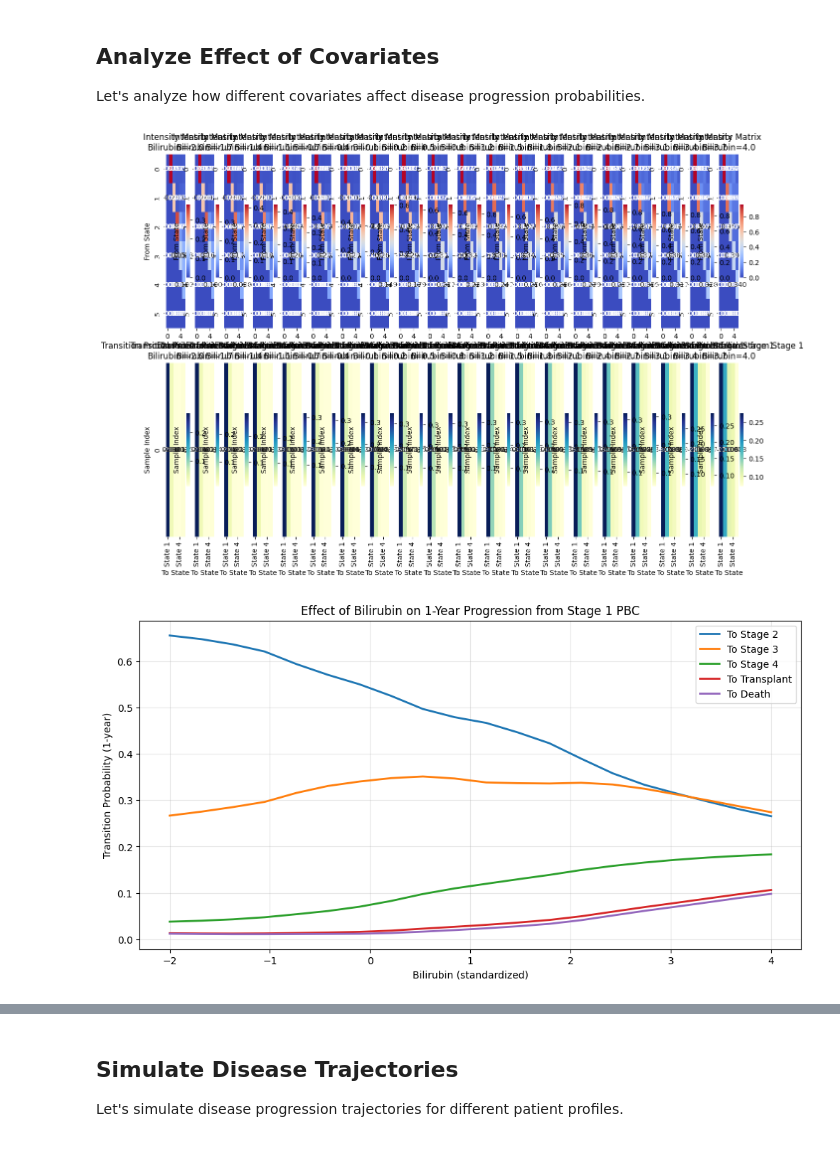
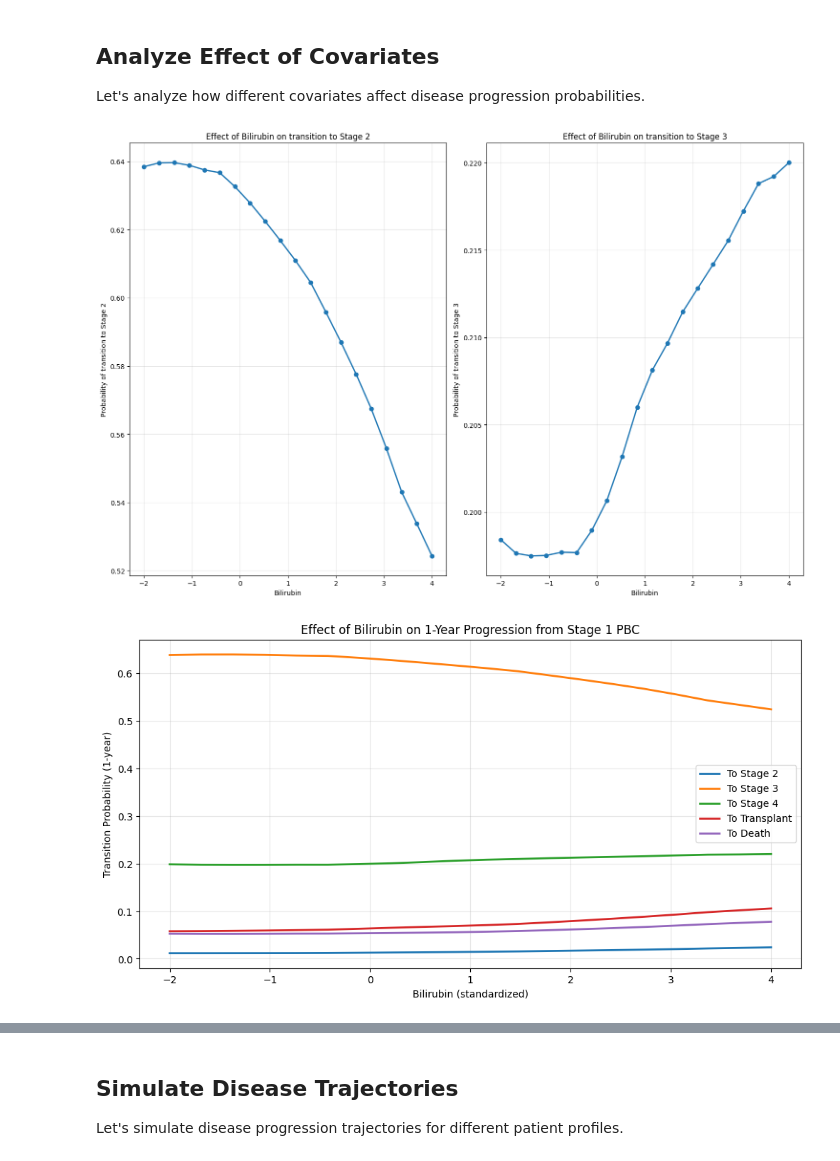
Before and after one commit to denizakdemir/multistate_nn, a Jupyter notebook: examples/pbc_analysis_example.ipynb, the cells around one changed output, grey strips where cells are left out. Saved outputs shown, nothing was run; the diff lists cells and outputs as text; code cells hidden in the pictures.

```diff
--- a/examples/pbc_analysis_example.ipynb
+++ b/examples/pbc_analysis_example.ipynb
@@ -426,8 +427,8 @@ model_config = ModelConfig(
 )
 
 train_config = TrainConfig(
-    epochs=100,
-    batch_size=32,
+    epochs=1,  # Minimal epochs for testing
+    batch_size=64,  # Larger batch size for speed
     learning_rate=0.01,
     ode_solver="dopri5",          # ODE solver method (adaptive Dormand-Prince)
     ode_solver_options={"rtol": 1e-3, "atol": 1e-6}  # Solver accuracy parameters
@@ -460,8 +461,8 @@ except Exception as e:
     )
 
     simplified_train_config = TrainConfig(
-        epochs=5,          # Fewer epochs
-        batch_size=16,      # Smaller batch size
+        epochs=1,          # Minimal epochs
+        batch_size=64,      # Larger batch size
         learning_rate=0.005, # Lower learning rate
         ode_solver="rk4",   # Use simpler fixed-step solver instead of adaptive
         ode_solver_options={"step_size": 0.1}  # Fixed step size
@@ -664,42 +664,47 @@ fig, axes = analyze_covariate_effect(
     time_end=1.0,  # 1-year transition probabilities
     from_state=0,  # Starting from Stage 1
     state_names=state_name_dict
 )
 
 # Additional plots showing specific transition probabilities
 plt.figure(figsize=(12, 6))
 
 # Create profiles for different bilirubin values
-profiles, labels = create_covariate_profiles(
-    base_profile=base_profile,
-    covariate_idx=bili_idx,
-    covariate_values=bili_values,
-    covariate_name='Bilirubin'
-)
+# Use torch.clone() to create independent copies to avoid modifying base_profile
+profiles = []
+labels = []
+for bili_val in bili_values:
+    profile = base_profile.clone()
+    profile[0, bili_idx] = bili_val
+    profiles.append(profile)
+    labels.append(f"Bilirubin={bili_val:.2f}")
+
+# Convert profiles list to tensor
+profiles = torch.cat(profiles, dim=0)
 
 # Get transition probabilities for each profile
 next_states = model.state_transitions[0]
 probs = []
 for profile in profiles:
-    prob = model.predict_proba(profile, time_start=0.0, time_end=1.0, from_state=0).detach().numpy()[0]
+    prob = model.predict_proba(profile.unsqueeze(0), time_start=0.0, time_end=1.0, from_state=0).detach().numpy()[0]
     probs.append(prob)
 
 probs_array = np.array(probs)
 
 # Plot transition probabilities for different states
 for i, state in enumerate(next_states):
     plt.plot(bili_values, probs_array[:, i],
              label=f'To {state_names[state]}', linewidth=2)
 
 plt.xlabel('Bilirubin (standardized)')
 plt.ylabel('Transition Probability (1-year)')
 plt.title('Effect of Bilirubin on 1-Year Progression from Stage 1 PBC')
 plt.legend()
 plt.grid(True, alpha=0.3)
 plt.show()
 # %% [output]
-[figure, old version]
+[figure, new version]
-[figure, old version]
+[figure, new version]
 # %%
 # Create a base profile with fixed covariates
 base_profile = torch.zeros(1, len(selected_features))
```
Also changed, not shown: parts of 12 cells of this notebook, 1 other file.
